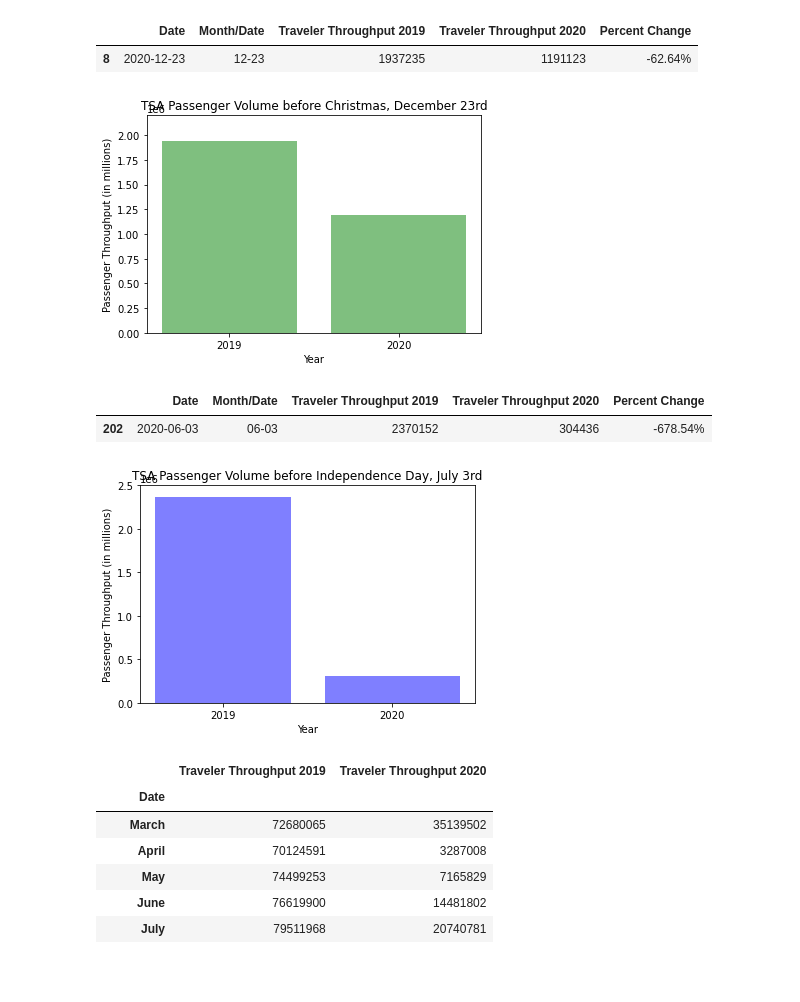
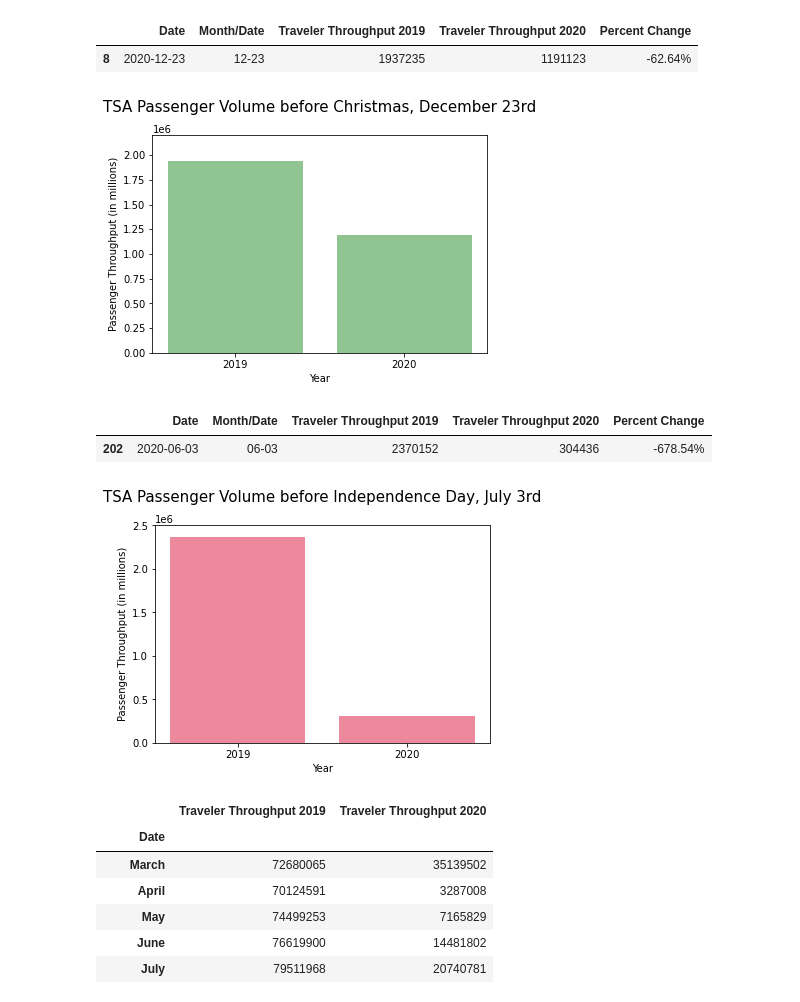
Before and after one commit to llhabers/Covid-19_Impact_on_the_US_Airline_Industry, a Jupyter notebook: jini/TSA_Traveler_Throughput.ipynb, the cells around one changed output. Cells and saved outputs as stored; diff of their text form; code cells hidden in the pictures; blank space fills up the shorter version.

Commit message:
Analysis and saving pngs for each graph

```diff
--- a/jini/TSA_Traveler_Throughput.ipynb
+++ b/jini/TSA_Traveler_Throughput.ipynb
@@ -95,22 +95,21 @@ before_christmas
 # %%
 #Create a bar graph showing the difference in passenger count before Christmas
 christmas_volumes = [1937235, 1191123]
 christmas_year = [2019, 2020]
-
-# Plot a bar chart that will chart the passenger volume for 2019 and 2020
-plt.bar(christmas_year, christmas_volumes, color='g', alpha=0.5, align="center")
+plt.bar(christmas_year, christmas_volumes, color='forestgreen', alpha=0.5, align="center")
 tick_locations = [value for value in christmas_year]
 plt.xticks(tick_locations, ["2019", "2020"])
 plt.ylim(0,2200000)
 
 #Label the axis
-plt.title("TSA Passenger Volume before Christmas, December 23rd")
+plt.title("TSA Passenger Volume before Christmas, December 23rd", fontsize=15, y=1.08)
 plt.xlabel("Year")
 plt.ylabel("Passenger Throughput (in millions)")
 
+plt.savefig("../output_data/TSA Passenger Volume before Christmas.png")
 plt.show()
 # %% [output]
-[figure, old version]
+[figure, new version]
 # %%
 #Extract the data pertaining to July 3rd (day before Independence Day) using loc
 before_independence_day = tsa_df.loc[tsa_df["Month/Date"] == "06-03"]
@@ -122,21 +121,20 @@ before_independence_day
 #Create a bar graph showing the difference in passenger count before Independence Day
 independence_volumes = [2370152, 304436]
 independence_year = [2019, 2020]
-
-# Plot a bar chart that will chart the passenger volume for 2019 and 2020
-plt.bar(independence_year, independence_volumes, color='b', alpha=0.5, align="center")
+plt.bar(independence_year, independence_volumes, color='crimson', alpha=0.5, align="center")
 tick_locations = [value for value in independence_year]
 plt.xticks(tick_locations, ["2019", "2020"])
 plt.ylim(0,2500000)
 
 #Label the axis
-plt.title("TSA Passenger Volume before Independence Day, July 3rd")
+plt.title("TSA Passenger Volume before Independence Day, July 3rd", fontsize=15, y=1.08)
 plt.xlabel("Year")
 plt.ylabel("Passenger Throughput (in millions)")
 
+plt.savefig("../output_data/TSA Passenger Volume before Independece Day.png")
 plt.show()
 # %% [output]
-[figure, old version]
+[figure, new version]
 # %%
 #Group the "Date" column by month so we can find the total passengers by each month for 2019 and 2020
 tsa_groupedby_month = tsa_df.groupby(pd.Grouper(key='Date', freq='1M')).sum() # groupby each 1 month
```
Also changed, not shown: parts of 7 cells of this notebook, 4 other files.
